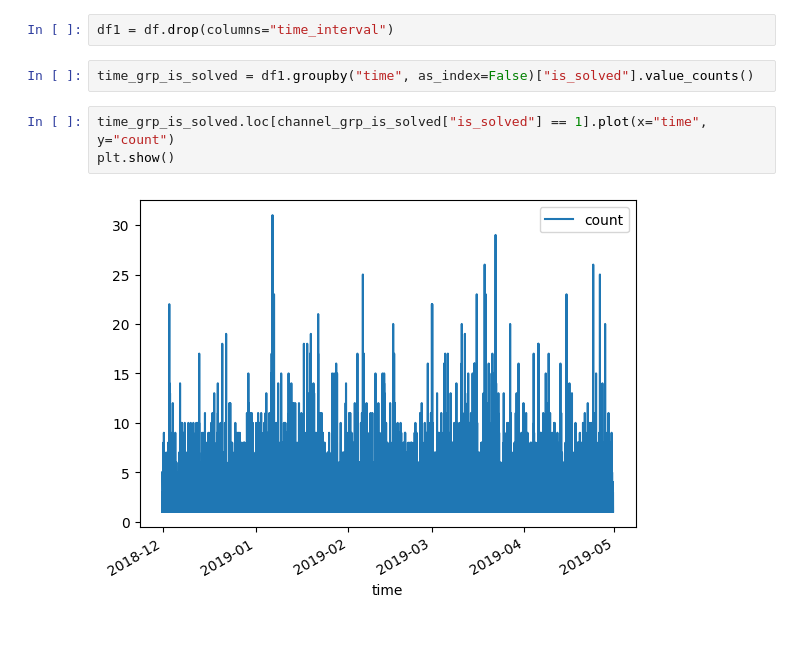
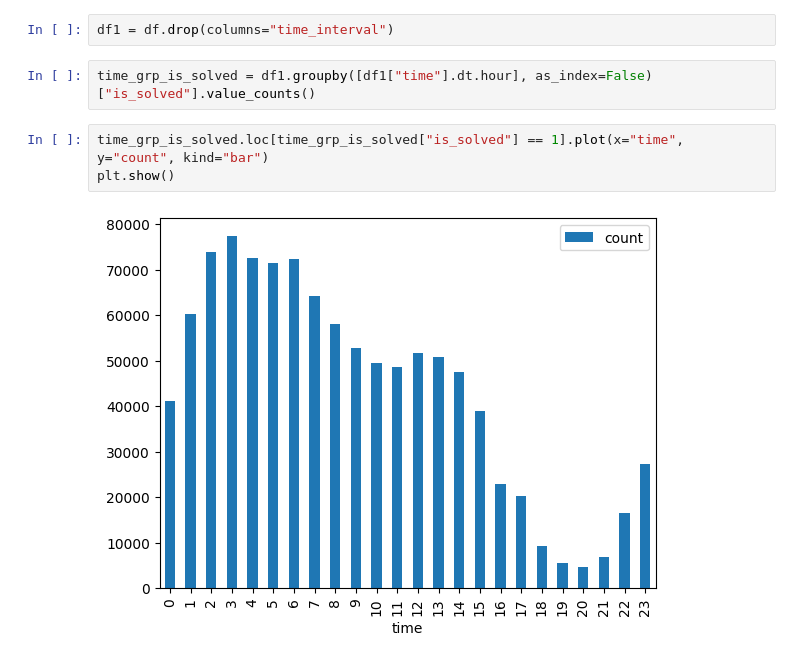
Before and after one commit to adrioui/data-exploration, a Jupyter notebook: Data Exploration.ipynb, the cells around one changed output. Cells and saved outputs as stored; diff of their text form; blank space fills up the shorter version.

```diff
--- a/Data Exploration.ipynb
+++ b/Data Exploration.ipynb
@@ -181,11 +181,11 @@ f"Range for the duration of the calls is: {range_of_duration_of_calls} seconds"
 ### Are there specific trends describing whether calls are solved?
 # %%
 df1 = df.drop(columns="time_interval")
+# %%
+time_grp_is_solved = df1.groupby([df1["time"].dt.hour], as_index=False)["is_solved"].value_counts()
 # %%
-time_grp_is_solved = df1.groupby("time", as_index=False)["is_solved"].value_counts()
+time_grp_is_solved.loc[time_grp_is_solved["is_solved"] == 1].plot(x="time", y="count", kind="bar")
+plt.show()
+# %% [output]
+[figure, added]
-# %%
-time_grp_is_solved.loc[channel_grp_is_solved["is_solved"] == 1].plot(x="time", y="count")
-plt.show()
-# %% [output]
-[figure, removed]
 # %%
```
Also changed, not shown: parts of 5 cells of this notebook.
